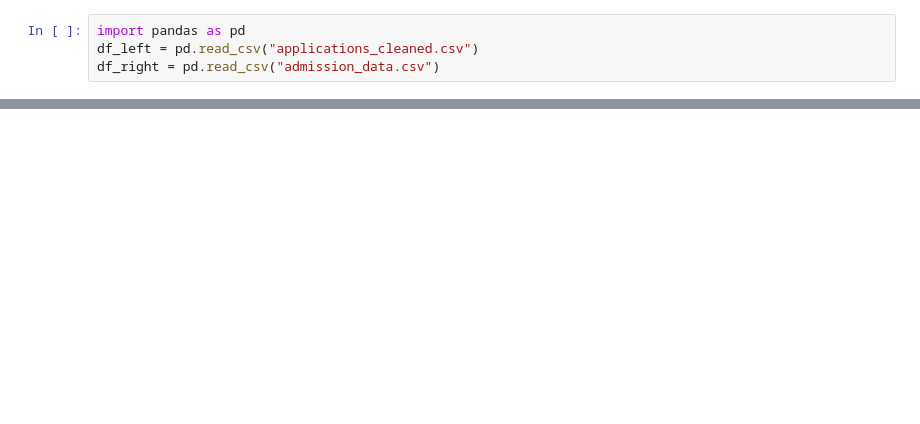
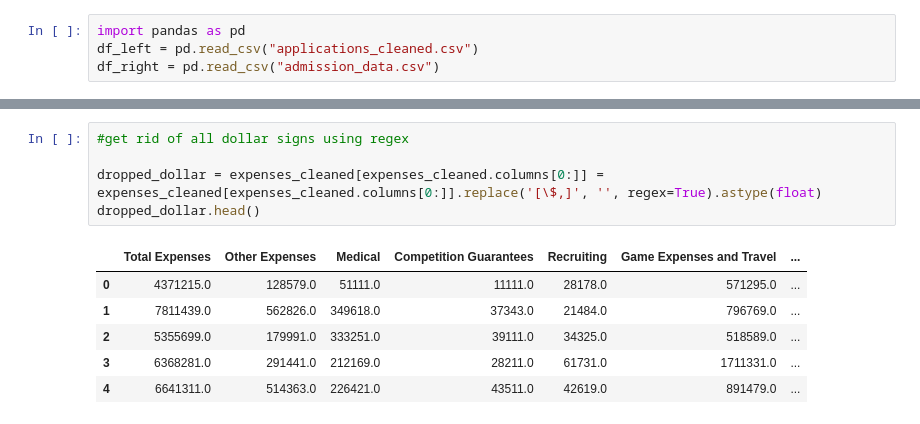
Before and after one commit to dpage02/FlutieEffect, a Jupyter notebook: Project_3/Cleaned_Resources/John_Cleaning.ipynb, the cells around one changed output, grey strips where cells are left out. Saved outputs shown, nothing was run; the diff lists cells and outputs as text; blank space fills up the shorter version.

```diff
--- a/Project_3/Cleaned_Resources/John_Cleaning.ipynb
+++ b/Project_3/Cleaned_Resources/John_Cleaning.ipynb
@@ -318,0 +122,12 @@ fuzzy_df.
+# %%
+#get rid of all dollar signs using regex
+
+dropped_dollar = expenses_cleaned[expenses_cleaned.columns[0:]] = expenses_cleaned[expenses_cleaned.columns[0:]].replace('[\$,]', '', regex=True).astype(float)
+dropped_dollar.head()
+# %% [output]
+|  | Total Expenses | Other Expenses | Medical | Competition Guarantees | Recruiting | Game Expenses and Travel | ... |
+| 0 | 4371215.0 | 128579.0 | 51111.0 | 11111.0 | 28178.0 | 571295.0 | ... |
+| 1 | 7811439.0 | 562826.0 | 349618.0 | 37343.0 | 21484.0 | 796769.0 | ... |
+| 2 | 5355699.0 | 179991.0 | 333251.0 | 39111.0 | 34325.0 | 518589.0 | ... |
+| 3 | 6368281.0 | 291441.0 | 212169.0 | 28211.0 | 61731.0 | 1711331.0 | ... |
+| 4 | 6641311.0 | 514363.0 | 226421.0 | 43511.0 | 42619.0 | 891479.0 | ... |
```
Also changed, not shown: parts of 28 cells of this notebook, 3 other files.
